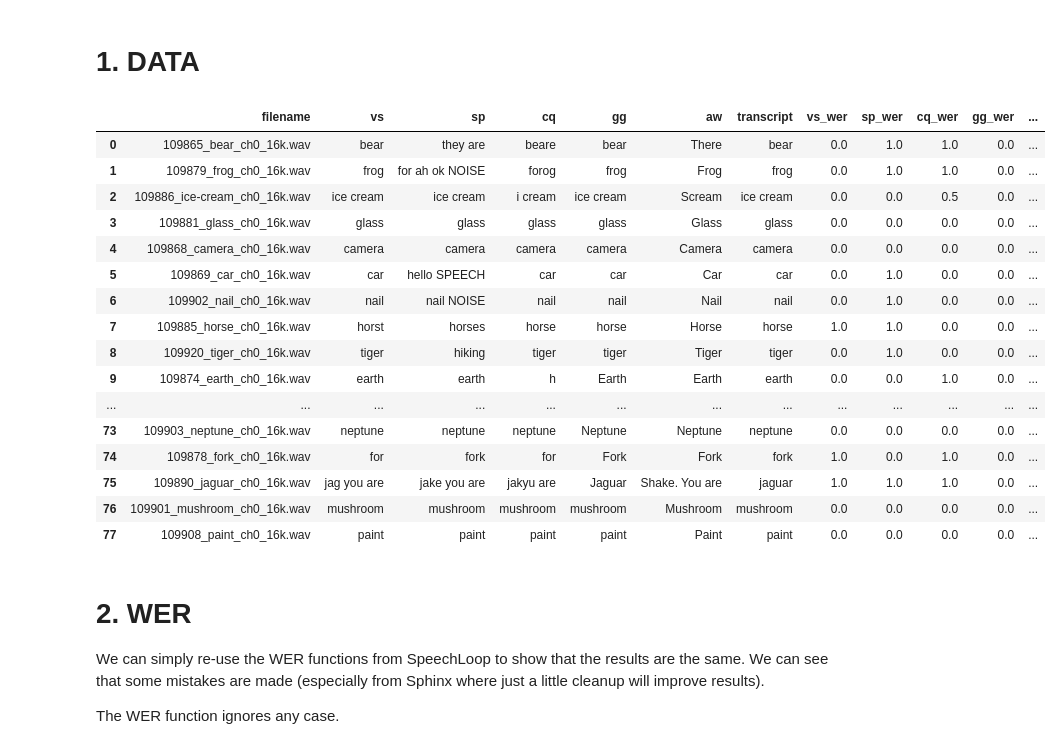
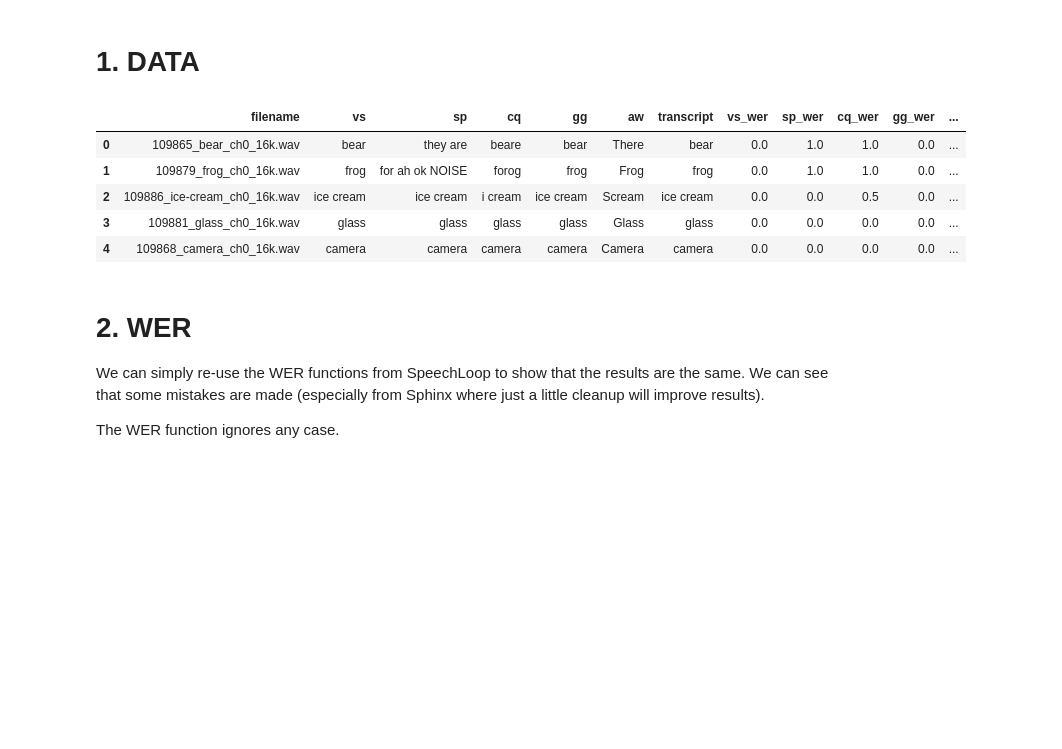
Before and after one commit to robmsmt/SpeechLoop, a Jupyter notebook: notebooks/21-09-04-Benchmarking-ASR-first-test.ipynb, the cells around one changed output. Saved outputs shown, nothing was run; the diff lists cells and outputs as text; code cells hidden in the pictures; blank space fills up the shorter version.

```diff
--- a/notebooks/21-09-04-Benchmarking-ASR-first-test.ipynb
+++ b/notebooks/21-09-04-Benchmarking-ASR-first-test.ipynb
@@ -36,25 +36,14 @@ def tidy_dataframe(df):
 df = pd.read_csv('../output/20210906_10-58-33_vs-sp-cq-gg-aw.csv')
 df = tidy_dataframe(df)
 # %%
-df.head(100)
+df.head(5)
 # %% [output]
 |  | filename | vs | sp | cq | gg | aw | transcript | vs_wer | sp_wer | cq_wer | gg_wer | ... |
 | 0 | 109865_bear_ch0_16k.wav | bear | they are | beare | bear | There | bear | 0.0 | 1.0 | 1.0 | 0.0 | ... |
 | 1 | 109879_frog_ch0_16k.wav | frog | for ah ok NOISE | forog | frog | Frog | frog | 0.0 | 1.0 | 1.0 | 0.0 | ... |
 | 2 | 109886_ice-cream_ch0_16k.wav | ice cream | ice cream | i cream | ice cream | Scream | ice cream | 0.0 | 0.0 | 0.5 | 0.0 | ... |
 | 3 | 109881_glass_ch0_16k.wav | glass | glass | glass | glass | Glass | glass | 0.0 | 0.0 | 0.0 | 0.0 | ... |
 | 4 | 109868_camera_ch0_16k.wav | camera | camera | camera | camera | Camera | camera | 0.0 | 0.0 | 0.0 | 0.0 | ... |
-| 5 | 109869_car_ch0_16k.wav | car | hello SPEECH | car | car | Car | car | 0.0 | 1.0 | 0.0 | 0.0 | ... |
-| 6 | 109902_nail_ch0_16k.wav | nail | nail NOISE | nail | nail | Nail | nail | 0.0 | 1.0 | 0.0 | 0.0 | ... |
-| 7 | 109885_horse_ch0_16k.wav | horst | horses | horse | horse | Horse | horse | 1.0 | 1.0 | 0.0 | 0.0 | ... |
-| 8 | 109920_tiger_ch0_16k.wav | tiger | hiking | tiger | tiger | Tiger | tiger | 0.0 | 1.0 | 0.0 | 0.0 | ... |
-| 9 | 109874_earth_ch0_16k.wav | earth | earth | h | Earth | Earth | earth | 0.0 | 0.0 | 1.0 | 0.0 | ... |
-| ... | ... | ... | ... | ... | ... | ... | ... | ... | ... | ... | ... | ... |
-| 73 | 109903_neptune_ch0_16k.wav | neptune | neptune | neptune | Neptune | Neptune | neptune | 0.0 | 0.0 | 0.0 | 0.0 | ... |
-| 74 | 109878_fork_ch0_16k.wav | for | fork | for | Fork | Fork | fork | 1.0 | 0.0 | 1.0 | 0.0 | ... |
-| 75 | 109890_jaguar_ch0_16k.wav | jag you are | jake you are | jakyu are | Jaguar | Shake. You are | jaguar | 1.0 | 1.0 | 1.0 | 0.0 | ... |
-| 76 | 109901_mushroom_ch0_16k.wav | mushroom | mushroom | mushroom | mushroom | Mushroom | mushroom | 0.0 | 0.0 | 0.0 | 0.0 | ... |
-| 77 | 109908_paint_ch0_16k.wav | paint | paint | paint | paint | Paint | paint | 0.0 | 0.0 | 0.0 | 0.0 | ... |
 # %% [markdown]
 # 2. WER
 
```
Also changed, not shown: parts of 8 cells of this notebook, 2 other files.
